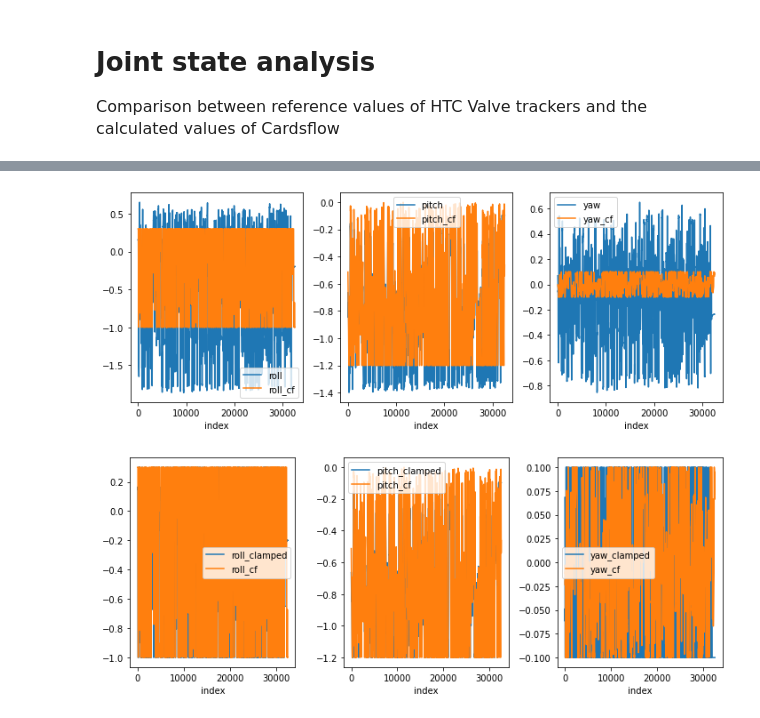
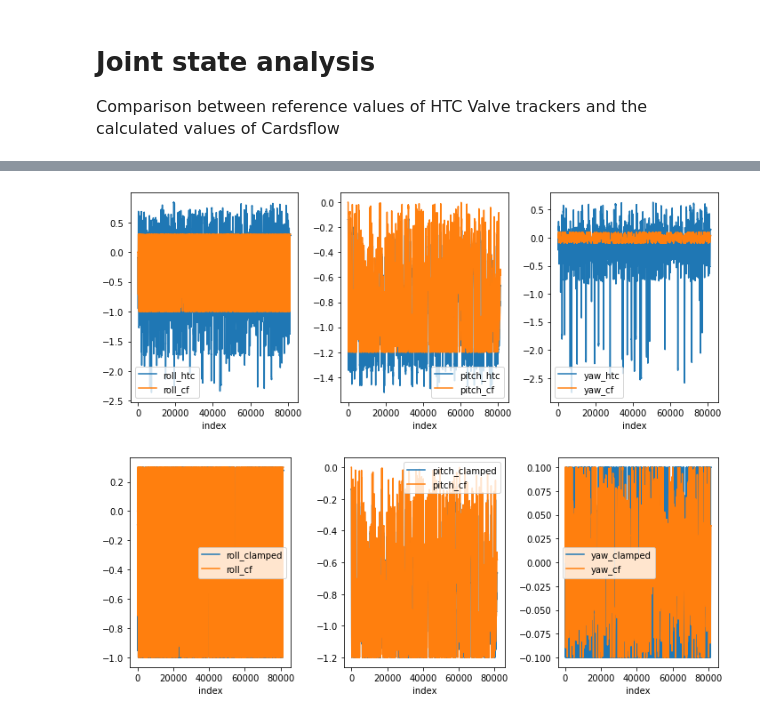
Before and after one commit to Roboy/joint_state_analysis, a Jupyter notebook: Data_Analysis_joint_states.ipynb, the cells around one changed output, grey strips where cells are left out. Cells and saved outputs as stored; diff of their text form; code cells hidden in the pictures.

Commit message:
Add files via upload
flipped motor setpoint values; integrated displacement values; new measurement with left shoulder on

```diff
--- a/Data_Analysis_joint_states.ipynb
+++ b/Data_Analysis_joint_states.ipynb
@@ -29,25 +20,36 @@ import matplotlib.pyplot as plt
 # %%
 # load dataset generated from the script write_data_from_rosbag_HTC_Cardsflow.py ...
 # which took data from rosbag recording
-dataset = pd.read_csv('/home/niels/Documents/Roboy/data/2021_05_17_shoulder_right_cf_data.log',delim_whitespace=True, header=0)
+dataset = pd.read_csv('/home/niels/Documents/Roboy/joint_state_analysis/data/2021_05_25_right_shoulder_60min_wdisp.log',delim_whitespace=True, header=0)
 # %%
 dataset = dataset.dropna()                                             # remove nan rows
-dataset['roll_error'] = dataset['roll']-dataset['roll_cf']     # error_roll
-dataset['pitch_error'] = dataset['pitch']-dataset['pitch_cf'] # error_pitch
-dataset['yaw_error'] = dataset['yaw']-dataset['yaw_cf']         # error_yaw
+dataset['roll_error'] = dataset['roll_htc']-dataset['roll_cf']     # error_roll
+dataset['pitch_error'] = dataset['pitch_htc']-dataset['pitch_cf'] # error_pitch
+dataset['yaw_error'] = dataset['yaw_htc']-dataset['yaw_cf']         # error_yaw
 
 # also put limits on HTC_tracker joint values
 # limit shoulder_right_axis0 (roll)  lower="-1.0" upper="0.3"
 # limit shoulder_right_axis1 (pitch) lower="-1.2" upper="0.0"
 # limit shoulder_right_axis2 (yaw)   lower="-0.1" upper="0.1"
-dataset['roll_clamped'] = dataset['roll'].clip(upper=0.3, lower=-1.0)
-dataset['pitch_clamped'] = dataset['pitch'].clip(upper=0.0, lower=-1.2)
-dataset['yaw_clamped'] = dataset['yaw'].clip(upper=0.1, lower=-0.1)
+dataset['roll_clamped'] = dataset['roll_htc'].clip(upper=0.3, lower=-1.0)
+dataset['pitch_clamped'] = dataset['pitch_htc'].clip(upper=0.0, lower=-1.2)
+dataset['yaw_clamped'] = dataset['yaw_htc'].clip(upper=0.1, lower=-0.1)
 
 
 dataset['roll_error_cl'] = dataset['roll_clamped']-dataset['roll_cf']    # error_roll
 dataset['pitch_error_cl'] = dataset['pitch_clamped']-dataset['pitch_cf'] # error_pitch
 dataset['yaw_error_cl'] = dataset['yaw_clamped']-dataset['yaw_cf']       # error_yaw
 
+# turn values around for # mp0-mp3 * -1 # mp12-mp15 * -1 (in original data e.g. m_p0 has switched values in comparison to m_e0)
+dataset['m_p0'] = dataset['m_p0']*(-1)
+dataset['m_p1'] = dataset['m_p1']*(-1)
+dataset['m_p2'] = dataset['m_p2']*(-1)
+dataset['m_p3'] = dataset['m_p3']*(-1)
+
+dataset['m_p12'] = dataset['m_p12']*(-1)
+dataset['m_p13'] = dataset['m_p13']*(-1)
+dataset['m_p14'] = dataset['m_p14']*(-1)
+dataset['m_p15'] = dataset['m_p15']*(-1)
+
 dataset
 # %% [output]
@@ -67,19 +69,20 @@ dataset
 # %%
+# all the dataset
 fig, (ax1,ax2,ax3) = plt.subplots(1,3, figsize=(10,4))  # 1 row, 3 columns
 
 
-dataset.reset_index().plot(x='index', y=["roll", "roll_cf"], ax=ax1)   # plot all data points of roll (HTC and Cardsflow)
-dataset.reset_index().plot(x='index', y=["pitch", "pitch_cf"], ax=ax2) # plot all data points of pitch (HTC and Cardsflow)
-dataset.reset_index().plot(x='index', y=["yaw", "yaw_cf"], ax=ax3)     # plot all data points of yaw (HTC and Cardsflow)
+dataset.reset_index().plot(x='index', y=["roll_htc", "roll_cf"], ax=ax1)   # plot all data points of roll (HTC and Cardsflow)
+dataset.reset_index().plot(x='index', y=["pitch_htc", "pitch_cf"], ax=ax2) # plot all data points of pitch (HTC and Cardsflow)
+dataset.reset_index().plot(x='index', y=["yaw_htc", "yaw_cf"], ax=ax3)     # plot all data points of yaw (HTC and Cardsflow)
 plt.tight_layout()  # Optional ... often improves the layout
 
 fig, (ax1,ax2,ax3) = plt.subplots(1,3, figsize=(10,4))  # 1 row, 3 columns
 dataset.reset_index().plot(x='index', y=["roll_clamped", "roll_cf"], ax=ax1)   # plot all data points of roll (HTC and Cardsflow)
 dataset.reset_index().plot(x='index', y=["pitch_clamped", "pitch_cf"], ax=ax2) # plot all data points of pitch (HTC and Cardsflow)
 dataset.reset_index().plot(x='index', y=["yaw_clamped", "yaw_cf"], ax=ax3)     # plot all data points of yaw (HTC and Cardsflow)
 plt.tight_layout()  # Optional ... often improves the layout
 # %% [output]
-[figure, old version]
+[figure, new version]
-[figure, old version]
+[figure, new version]
 # %%
 # plot detailed view of specified interval
```
Also changed, not shown: parts of 13 cells of this notebook.
